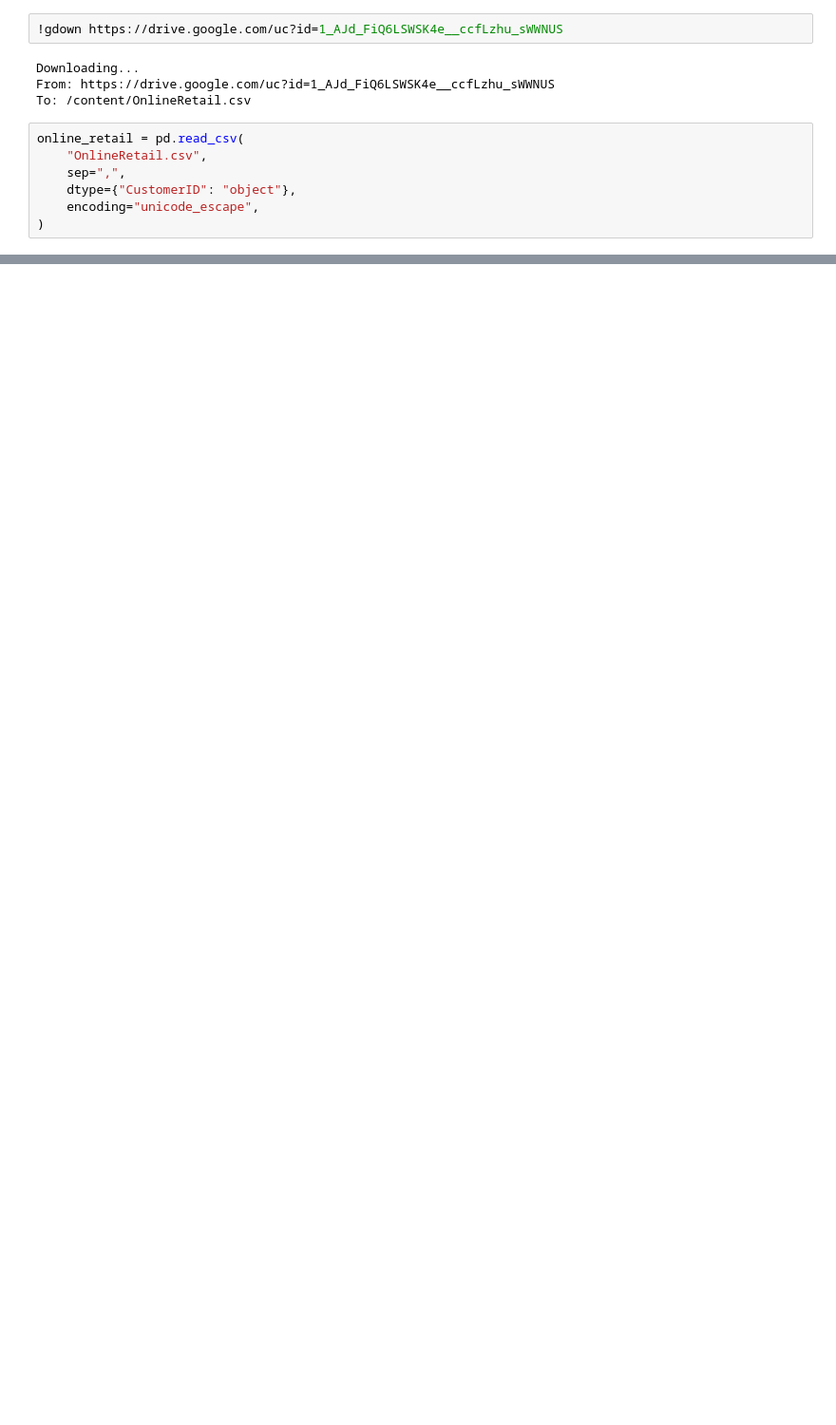
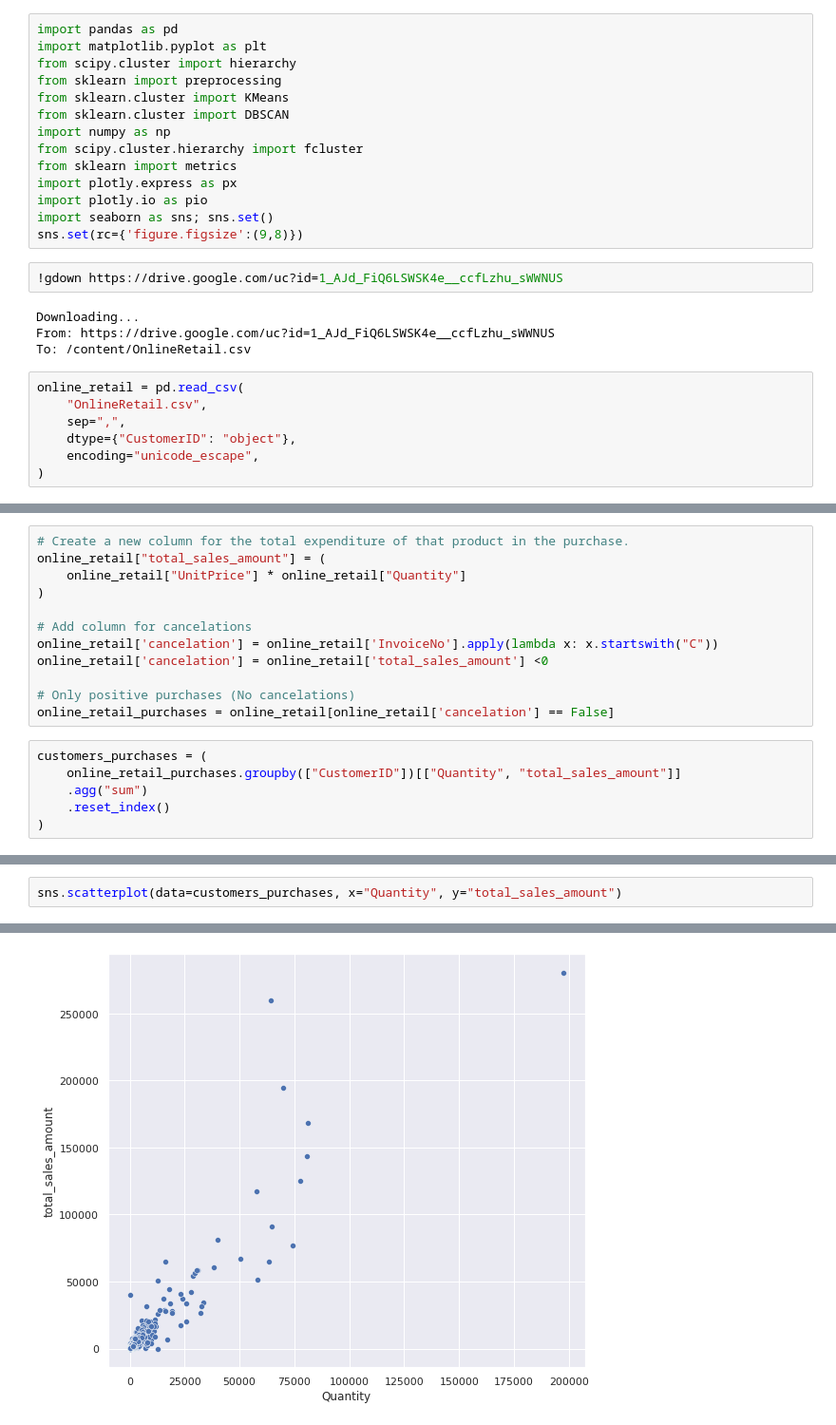
Before and after one commit to jmarrietar/mineria-de-datos, a Jupyter notebook: [Proyecto] Clustering.ipynb, the cells around one changed output, grey strips where cells are left out. Shown: that part at 95% size. Cells and saved outputs as stored; diff of their text form; blank space fills up the shorter version.

Commit message:
Updated clustering notebook

```diff
--- a/[Proyecto] Clustering.ipynb
+++ b/[Proyecto] Clustering.ipynb
@@ -28,3 +9,17 @@ pd.set_option('display.max_rows', 100)
+# %%
+import pandas as pd
+import matplotlib.pyplot as plt
+from scipy.cluster import hierarchy
+from sklearn import preprocessing
+from sklearn.cluster import KMeans
+from sklearn.cluster import DBSCAN
+import numpy as np
+from scipy.cluster.hierarchy import fcluster
+from sklearn import metrics
+import plotly.express as px
+import plotly.io as pio
+import seaborn as sns; sns.set()
+sns.set(rc={'figure.figsize':(9,8)})
 # %%
 !gdown https://drive.google.com/uc?id=1_AJd_FiQ6LSWSK4e__ccfLzhu_sWWNUS
 # %% [output]
@@ -266,0 +56,18 @@ TO DO:
+# %%
+# Create a new column for the total expenditure of that product in the purchase.
+online_retail["total_sales_amount"] = (
+    online_retail["UnitPrice"] * online_retail["Quantity"]
+)
+
+# Add column for cancelations
+online_retail['cancelation'] = online_retail['InvoiceNo'].apply(lambda x: x.startswith("C"))
+online_retail['cancelation'] = online_retail['total_sales_amount'] <0
+
+# Only positive purchases (No cancelations)
+online_retail_purchases = online_retail[online_retail['cancelation'] == False]
+# %%
+customers_purchases = (
+    online_retail_purchases.groupby(["CustomerID"])[["Quantity", "total_sales_amount"]]
+    .agg("sum")
+    .reset_index()
+)
@@ -266,0 +76,3 @@ TO DO:
+# %%
+sns.scatterplot(data=customers_purchases, x="Quantity", y="total_sales_amount")
+# %% [output]
@@ -266,0 +80 @@ TO DO:
+[figure, added]
```
Also changed, not shown: parts of 54 cells of this notebook.
